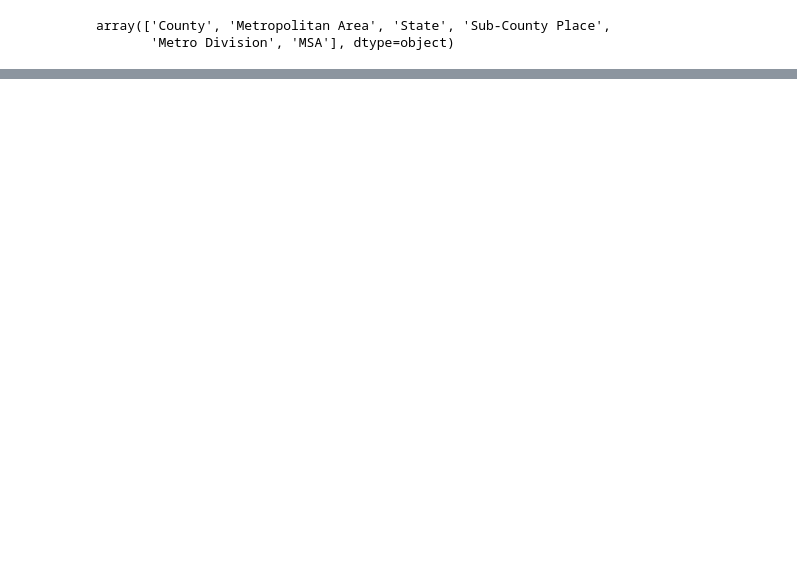
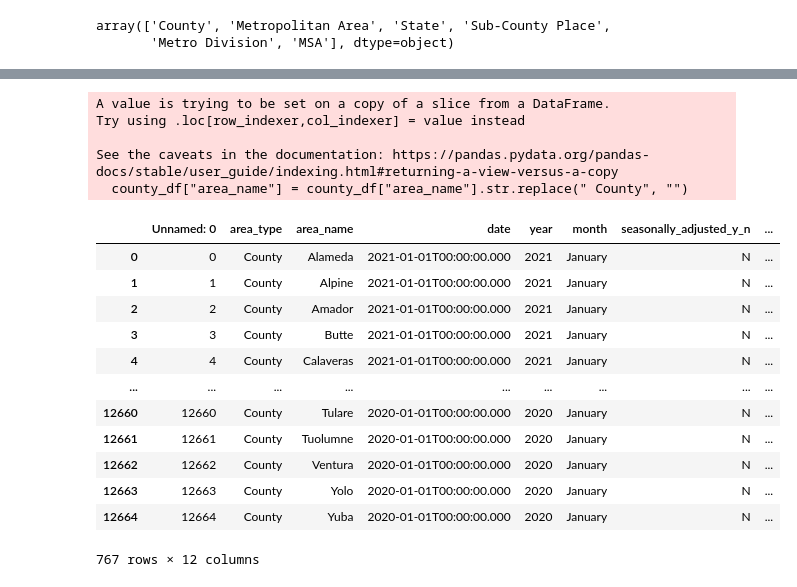
Before and after one commit to kfmatovic716/COVID19-CA-COUNTIES-DATA---ETL-Project, a Jupyter notebook: Transform/EDD_Cleaning.ipynb, the cells around one changed output, grey strips where cells are left out. Saved outputs shown, nothing was run; the diff lists cells and outputs as text; code cells hidden in the pictures; blank space fills up the shorter version.

```diff
--- a/Transform/EDD_Cleaning.ipynb
+++ b/Transform/EDD_Cleaning.ipynb
@@ -86,0 +76,23 @@ array(['Alameda County', 'Alpine County', 'Amador County', ...,
+# %%
+# Remove the county from each name
+county_df["area_name"] = county_df["area_name"].str.replace(" County", "")
+county_df
+# %% [output]
+A value is trying to be set on a copy of a slice from a DataFrame.
+Try using .loc[row_indexer,col_indexer] = value instead
+
+See the caveats in the documentation: https://pandas.pydata.org/pandas-docs/stable/user_guide/indexing.html#returning-a-view-versus-a-copy
+  county_df["area_name"] = county_df["area_name"].str.replace(" County", "")
+|  | Unnamed: 0 | area_type | area_name | date | year | month | seasonally_adjusted_y_n | ... |
+| 0 | 0 | County | Alameda | 2021-01-01T00:00:00.000 | 2021 | January | N | ... |
+| 1 | 1 | County | Alpine | 2021-01-01T00:00:00.000 | 2021 | January | N | ... |
+| 2 | 2 | County | Amador | 2021-01-01T00:00:00.000 | 2021 | January | N | ... |
+| 3 | 3 | County | Butte | 2021-01-01T00:00:00.000 | 2021 | January | N | ... |
+| 4 | 4 | County | Calaveras | 2021-01-01T00:00:00.000 | 2021 | January | N | ... |
+| ... | ... | ... | ... | ... | ... | ... | ... | ... |
+| 12660 | 12660 | County | Tulare | 2020-01-01T00:00:00.000 | 2020 | January | N | ... |
+| 12661 | 12661 | County | Tuolumne | 2020-01-01T00:00:00.000 | 2020 | January | N | ... |
+| 12662 | 12662 | County | Ventura | 2020-01-01T00:00:00.000 | 2020 | January | N | ... |
+| 12663 | 12663 | County | Yolo | 2020-01-01T00:00:00.000 | 2020 | January | N | ... |
+| 12664 | 12664 | County | Yuba | 2020-01-01T00:00:00.000 | 2020 | January | N | ... |
+767 rows × 12 columns
```
Also changed, not shown: parts of 15 cells of this notebook, 4 other files.
